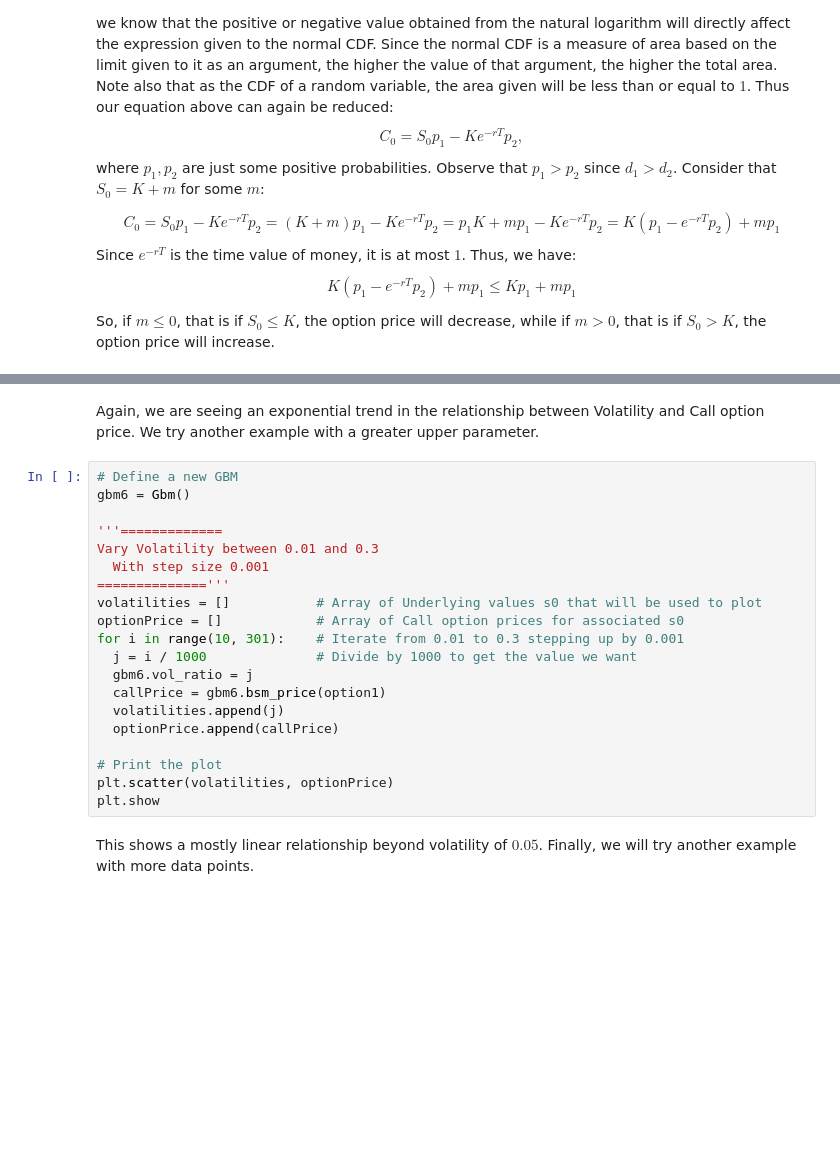
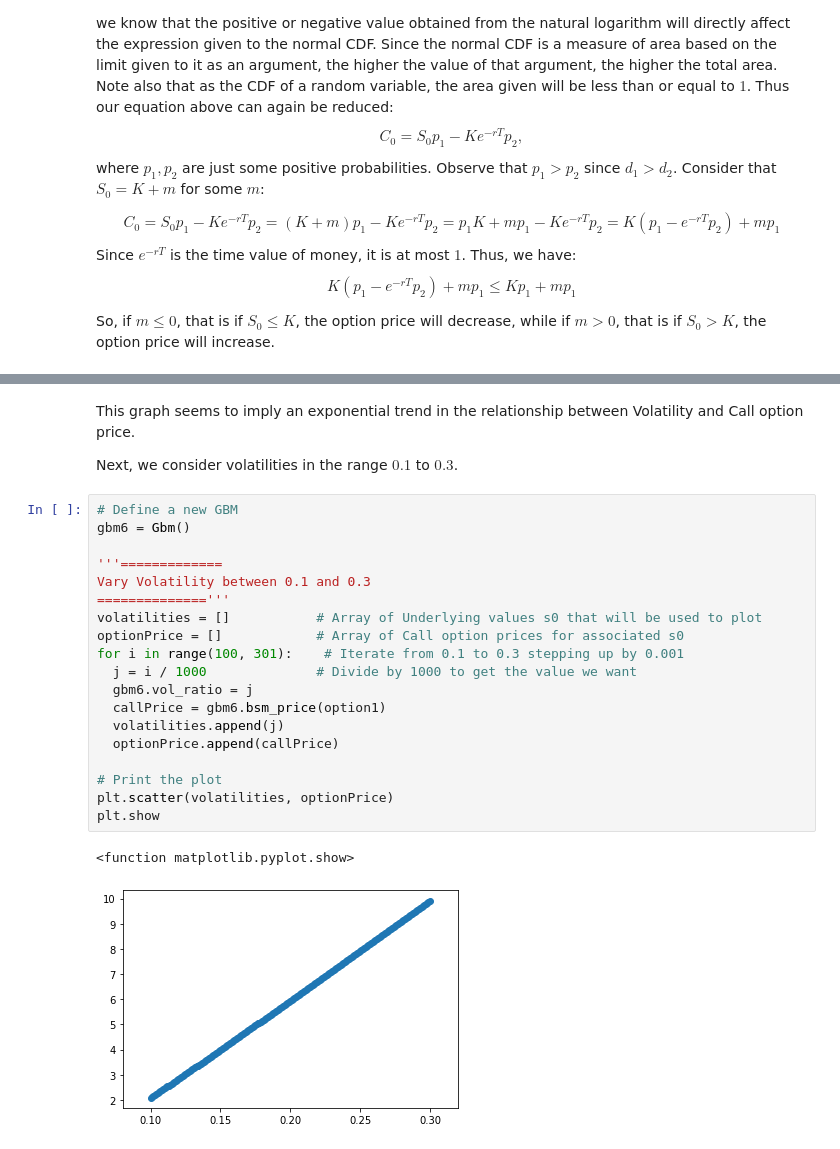
Before and after one commit to songqsh/MQP2019, a Jupyter notebook: Nick/BSM_formula_v01.ipynb, the cells around one changed output, grey strips where cells are left out. Cells and saved outputs as stored; diff of their text form; blank space fills up the shorter version.

```diff
--- a/Nick/BSM_formula_v01.ipynb
+++ b/Nick/BSM_formula_v01.ipynb
@@ -349,24 +307,26 @@ plt.show
-# %% [markdown]
-Again, we are seeing an exponential trend in the relationship between Volatility and Call option price. We try another example with a greater upper parameter.
+# %% [markdown]
+This graph seems to imply an exponential trend in the relationship between Volatility and Call option price.
+
+Next, we consider volatilities in the range $0.1$ to $0.3$.
 # %%
 # Define a new GBM
 gbm6 = Gbm()
 
 '''=============
-Vary Volatility between 0.01 and 0.3
-  With step size 0.001
+Vary Volatility between 0.1 and 0.3
 =============='''
 volatilities = []           # Array of Underlying values s0 that will be used to plot
 optionPrice = []            # Array of Call option prices for associated s0
-for i in range(10, 301):    # Iterate from 0.01 to 0.3 stepping up by 0.001
+for i in range(100, 301):    # Iterate from 0.1 to 0.3 stepping up by 0.001
   j = i / 1000              # Divide by 1000 to get the value we want
   gbm6.vol_ratio = j
   callPrice = gbm6.bsm_price(option1)
   volatilities.append(j)
   optionPrice.append(callPrice)
 
 # Print the plot
 plt.scatter(volatilities, optionPrice)
 plt.show
+# %% [output]
+<function matplotlib.pyplot.show>
+[figure, added]
-# %% [markdown]
-This shows a mostly linear relationship beyond volatility of $0.05$. Finally, we will try another example with more data points.
```
Also changed, not shown: parts of 14 cells of this notebook.
